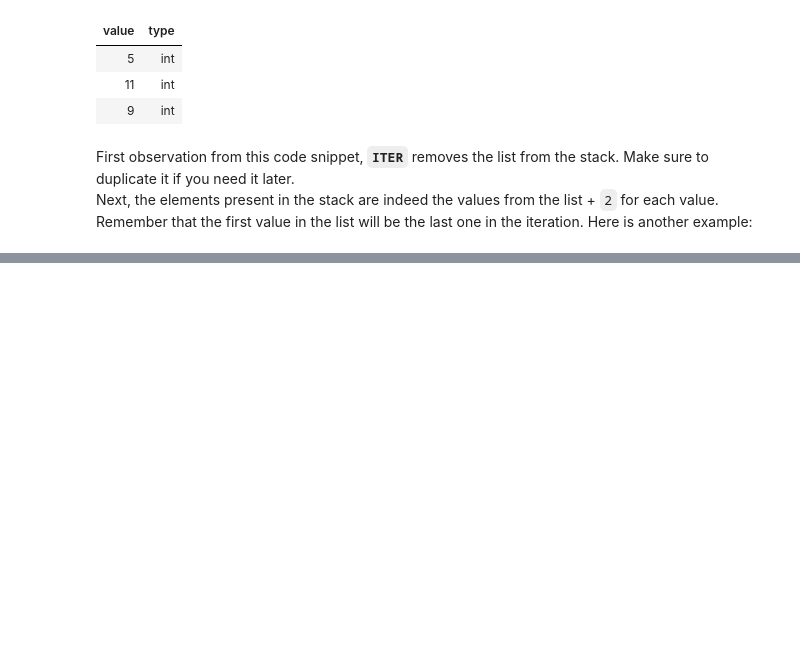
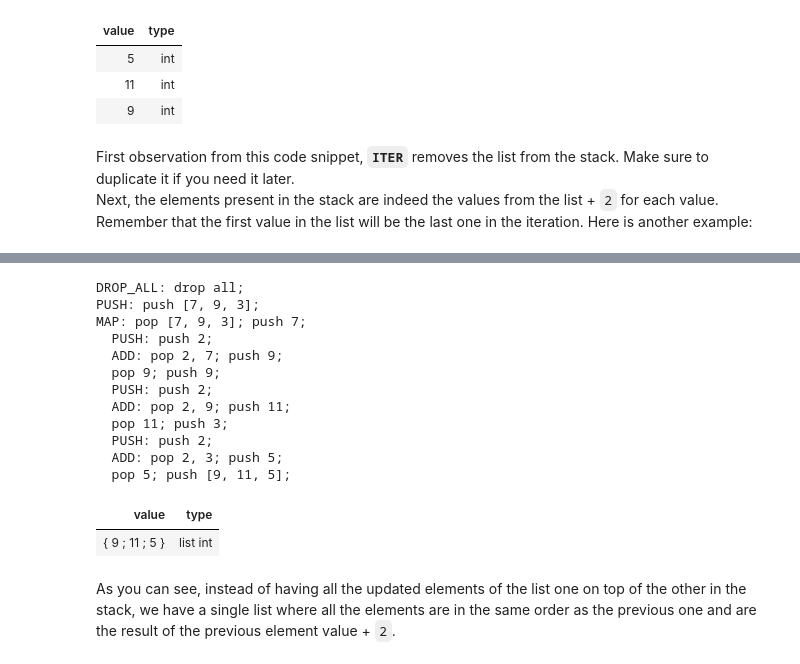
Before and after one commit to baking-bad/michelson-labs, a Jupyter notebook: notebooks/Chapter seven/Chapter seven - Operation on strings and lists.ipynb, the cells around one changed output, grey strips where cells are left out. Drawn from its saved outputs; the diff is of its cells as text; code cells hidden in the pictures; blank space fills up the shorter version.

```diff
--- a/notebooks/Chapter seven/Chapter seven - Operation on strings and lists.ipynb
+++ b/notebooks/Chapter seven/Chapter seven - Operation on strings and lists.ipynb
@@ -457,0 +485,22 @@ Next, the elements present in the stack are indeed the values from the list + `2
+# %%
+DROP_ALL ;
+PUSH (list int) { 7 ; 9 ; 3 } ;
+MAP { PUSH int 2 ; ADD } ;
+DUMP ;
+# %% [output]
+DROP_ALL: drop all;
+PUSH: push [7, 9, 3];
+MAP: pop [7, 9, 3]; push 7;
+  PUSH: push 2;
+  ADD: pop 2, 7; push 9;
+  pop 9; push 9;
+  PUSH: push 2;
+  ADD: pop 2, 9; push 11;
+  pop 11; push 3;
+  PUSH: push 2;
+  ADD: pop 2, 3; push 5;
+  pop 5; push [9, 11, 5];
+| value | type |
+| { 9 ; 11 ; 5 } | list int |
+# %% [markdown]
+As you can see, instead of having all the updated elements of the list one on top of the other in the stack, we have a single list where all the elements are in the same order as the previous one and are the result of the previous element value + `2`.
```
Also changed, not shown: parts of 3 cells of this notebook.
